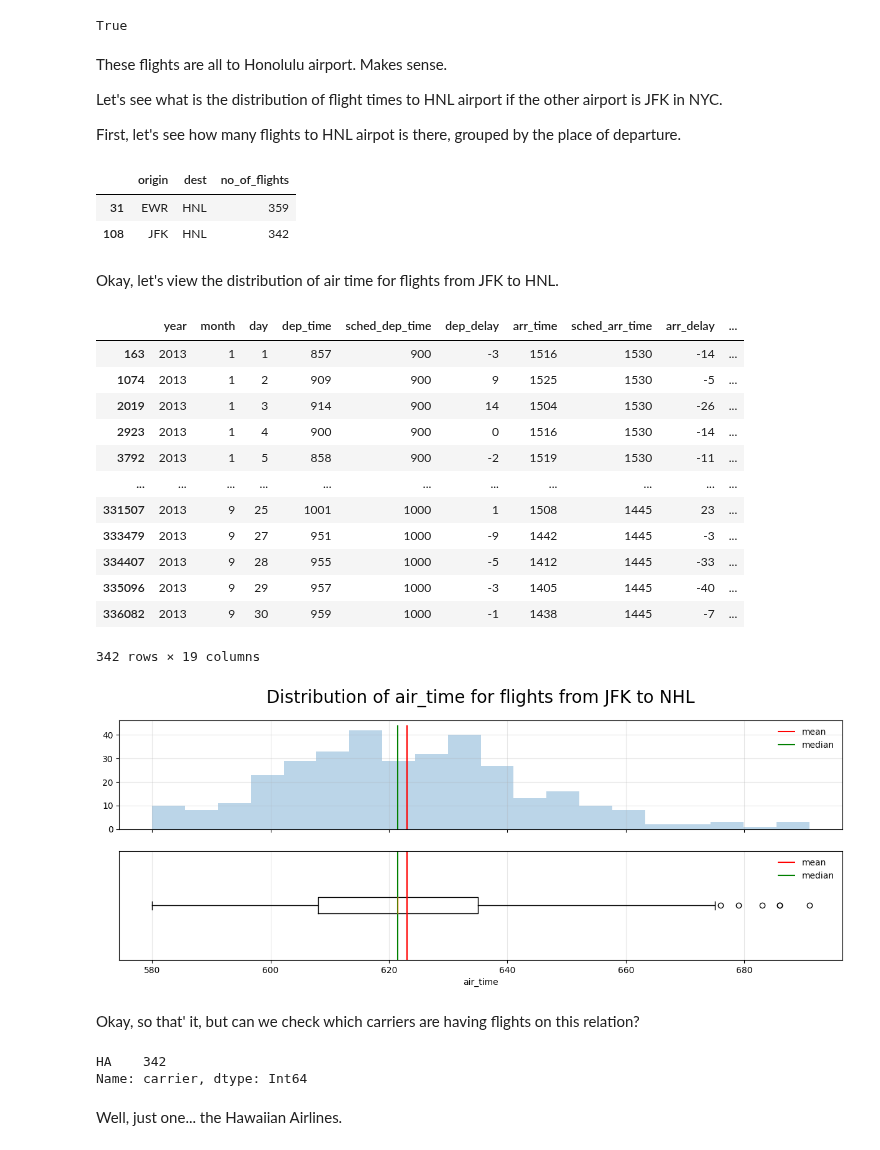
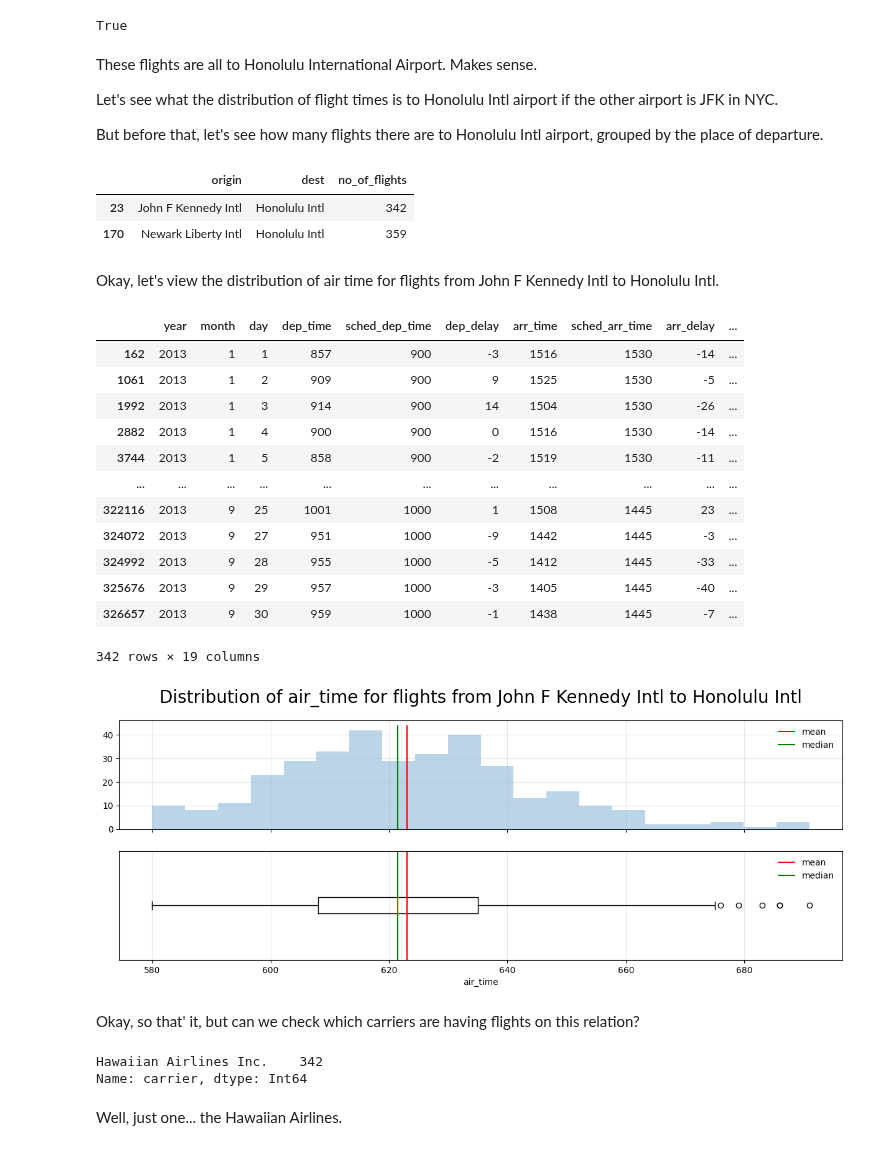
Before and after one commit to datakolektiv/dss03python2023, a Jupyter notebook: session06/dss03_py_session06.ipynb, the cells around one changed output. Drawn from its saved outputs; the diff is of its cells as text; code cells hidden in the pictures.

```diff
--- a/session06/dss03_py_session06.ipynb
+++ b/session06/dss03_py_session06.ipynb
@@ -68,5 +77,5 @@ First things first. We shall start with loading the flights data, and inspecting
 # %%
-df = pd.read_csv('_data/flights.csv', index_col=0)
+df = pd.read_csv('_data/flights_session06.csv', index_col=0)
 
 df.head()
 # %% [output]
@@ -430,0 +700,2 @@ Now we are ready to do some data exploration!
+# %%
+df = df.reset_index(drop=True)
@@ -927,80 +1431,80 @@ df[df.distance > 4000].apply(lambda x: 'HNL' in x['dest'], axis=1).all()
 # %% [output]
 True
 # %% [markdown]
-These flights are all to Honolulu airport. Makes sense.
+These flights are all to Honolulu International Airport. Makes sense.
 
-Let's see what is the distribution of flight times to HNL airport if the other airport is JFK in NYC.
+Let's see what the distribution of flight times is to Honolulu Intl airport if the other airport is JFK in NYC.
 
-First, let's see how many flights to HNL airpot is there, grouped by the place of departure.
+But before that, let's see how many flights there are to Honolulu Intl airport, grouped by the place of departure.
 # %%
 (df.groupby(['origin', 'dest'])['air_time']
    .count()
    .reset_index()
    .rename(columns={'air_time': 'no_of_flights'})
-   .query('origin == "HNL" | dest == "HNL"'))
+   .query('origin == "Honolulu Intl" | dest == "Honolulu Intl"'))
 # %% [output]
 |  | origin | dest | no_of_flights |
-| 31 | EWR | HNL | 359 |
-| 108 | JFK | HNL | 342 |
+| 23 | John F Kennedy Intl | Honolulu Intl | 342 |
+| 170 | Newark Liberty Intl | Honolulu Intl | 359 |
 # %% [markdown]
-Okay, let's view the distribution of air time for flights from JFK to HNL.
+Okay, let's view the distribution of air time for flights from John F Kennedy Intl to Honolulu Intl.
 # %%
-_df = df.loc[(df.origin == 'JFK') & (df.dest == 'HNL')]
+_df = df.loc[(df.origin == 'John F Kennedy Intl') & (df.dest == 'Honolulu Intl')]
 
 _df
 # %% [output]
 |  | year | month | day | dep_time | sched_dep_time | dep_delay | arr_time | sched_arr_time | arr_delay | ... |
-| 163 | 2013 | 1 | 1 | 857 | 900 | -3 | 1516 | 1530 | -14 | ... |
-| 1074 | 2013 | 1 | 2 | 909 | 900 | 9 | 1525 | 1530 | -5 | ... |
-| 2019 | 2013 | 1 | 3 | 914 | 900 | 14 | 1504 | 1530 | -26 | ... |
-| 2923 | 2013 | 1 | 4 | 900 | 900 | 0 | 1516 | 1530 | -14 | ... |
-| 3792 | 2013 | 1 | 5 | 858 | 900 | -2 | 1519 | 1530 | -11 | ... |
+| 162 | 2013 | 1 | 1 | 857 | 900 | -3 | 1516 | 1530 | -14 | ... |
+| 1061 | 2013 | 1 | 2 | 909 | 900 | 9 | 1525 | 1530 | -5 | ... |
+| 1992 | 2013 | 1 | 3 | 914 | 900 | 14 | 1504 | 1530 | -26 | ... |
+| 2882 | 2013 | 1 | 4 | 900 | 900 | 0 | 1516 | 1530 | -14 | ... |
+| 3744 | 2013 | 1 | 5 | 858 | 900 | -2 | 1519 | 1530 | -11 | ... |
 | ... | ... | ... | ... | ... | ... | ... | ... | ... | ... | ... |
-| 331507 | 2013 | 9 | 25 | 1001 | 1000 | 1 | 1508 | 1445 | 23 | ... |
-| 333479 | 2013 | 9 | 27 | 951 | 1000 | -9 | 1442 | 1445 | -3 | ... |
-| 334407 | 2013 | 9 | 28 | 955 | 1000 | -5 | 1412 | 1445 | -33 | ... |
-| 335096 | 2013 | 9 | 29 | 957 | 1000 | -3 | 1405 | 1445 | -40 | ... |
-| 336082 | 2013 | 9 | 30 | 959 | 1000 | -1 | 1438 | 1445 | -7 | ... |
+| 322116 | 2013 | 9 | 25 | 1001 | 1000 | 1 | 1508 | 1445 | 23 | ... |
+| 324072 | 2013 | 9 | 27 | 951 | 1000 | -9 | 1442 | 1445 | -3 | ... |
+| 324992 | 2013 | 9 | 28 | 955 | 1000 | -5 | 1412 | 1445 | -33 | ... |
+| 325676 | 2013 | 9 | 29 | 957 | 1000 | -3 | 1405 | 1445 | -40 | ... |
+| 326657 | 2013 | 9 | 30 | 959 | 1000 | -1 | 1438 | 1445 | -7 | ... |
 342 rows × 19 columns
 # %%
 _air_time_mean = np.mean(_df.air_time)
 _air_time_median = np.median(_df.air_time)
 
 # we have to take figure and axes
 fig, axes = plt.subplots(ncols=1, nrows=2, figsize=(15, 5), sharex=True)
 
 # flatten for easier indexing
 axes = axes.flatten()
 
 # plotting first chart
 axes[0].hist(_df.air_time, bins=20, alpha=.3)
-axes[0].set_title('Distribution of air_time for flights from JFK to NHL', size=20, pad=20)
+axes[0].set_title('Distribution of air_time for flights from John F Kennedy Intl to Honolulu Intl', size=20, pad=20)
 axes[0].grid(alpha=.3)
 
 ymin, ymax = axes[0].get_ylim()
 axes[0].vlines(x=[_air_time_mean], ymin=ymin, ymax=ymax, color='red', label='mean')
 axes[0].vlines(x=[_air_time_median], ymin=ymin, ymax=ymax, color='green', label='median')
 axes[0].legend(framealpha=.0);
 
 # plotting second chart
 axes[1].boxplot(_df.air_time, vert=False);
 axes[1].grid(alpha=.3)
 axes[1].set_xlabel('air_time')
 axes[1].set_xticks(np.arange(0, df.air_time.max()+20, 20));
 axes[1].set_yticks([]);
 
 ymin, ymax = axes[1].get_ylim()
 axes[1].vlines(x=[_air_time_mean], ymin=ymin, ymax=ymax, color='red', label='mean')
 axes[1].vlines(x=[_air_time_median], ymin=ymin, ymax=ymax, color='green', label='median')
 axes[1].legend(framealpha=.0);
 # %% [output]
-[figure, old version]
+[figure, new version]
 # %% [markdown]
 Okay, so that' it, but can we check which carriers are having flights on this relation?
 # %%
 _df.carrier.value_counts()
 # %% [output]
-HA    342
+Hawaiian Airlines Inc.    342
 Name: carrier, dtype: Int64
 # %% [markdown]
 Well, just one... the Hawaiian Airlines.
```
Also changed, not shown: parts of 141 cells of this notebook, 1 other file.
